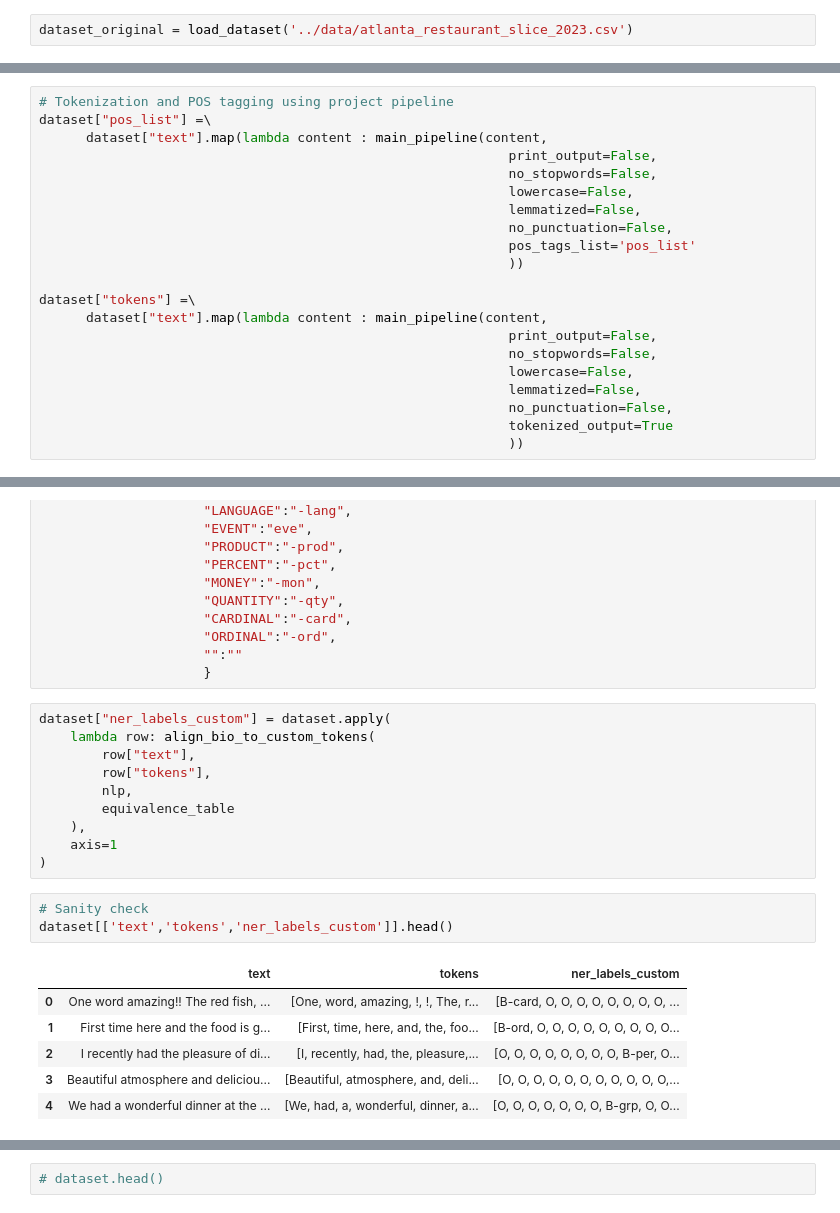
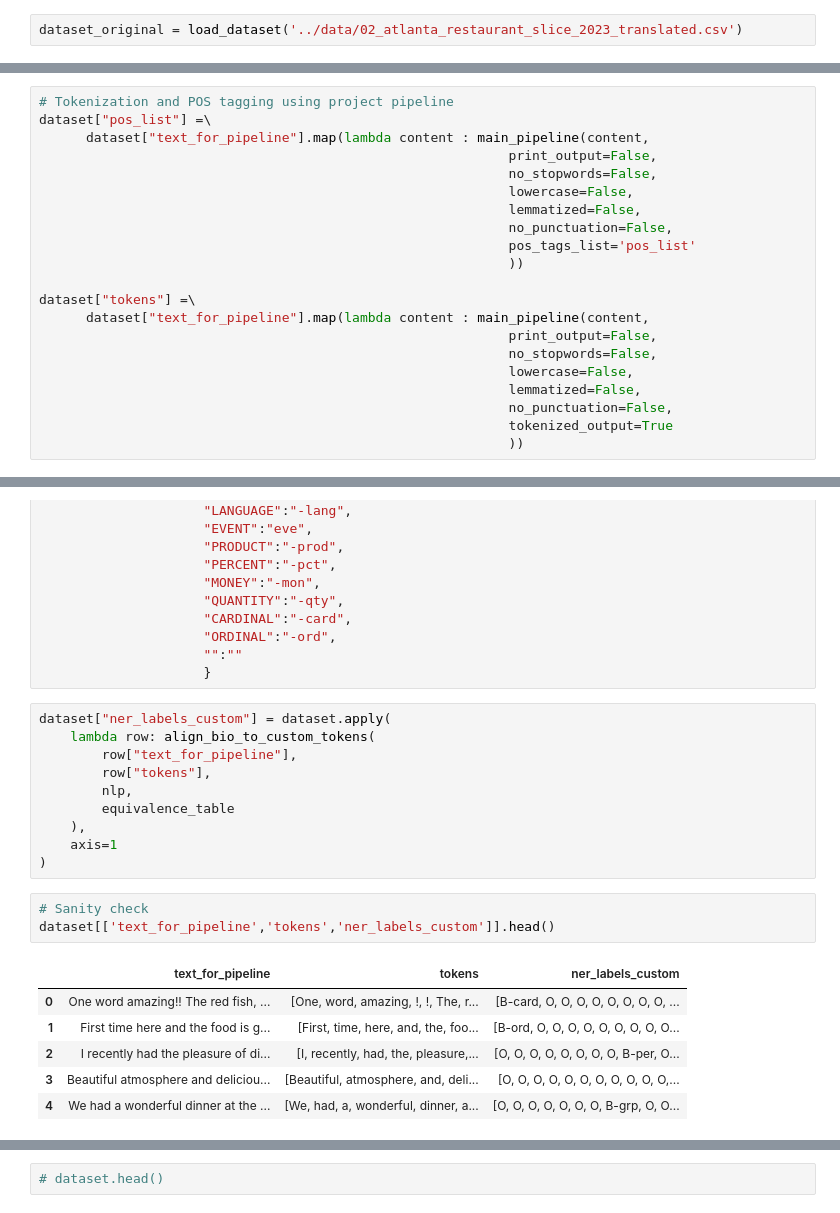
Before and after one commit to beatrizmarques2005/text_mining_in_reviews, a Jupyter notebook: notebooks/05_named_entity_recognition.ipynb, the cells around one changed output, grey strips where cells are left out. Cells and saved outputs as stored; diff of their text form.

```diff
--- a/notebooks/05_named_entity_recognition.ipynb
+++ b/notebooks/05_named_entity_recognition.ipynb
@@ -74,7 +71,7 @@ from general_preprocessing import *
 
 [Back to TOC](#toc)
 # %%
-dataset_original = load_dataset('../data/atlanta_restaurant_slice_2023.csv')
+dataset_original = load_dataset('../data/02_atlanta_restaurant_slice_2023_translated.csv')
 # %%
 dataset_original.head()
 # %% [output]
@@ -124,7 +124,7 @@ dataset = dataset_original.copy()
 # %%
 # Tokenization and POS tagging using project pipeline
 dataset["pos_list"] =\
-      dataset["text"].map(lambda content : main_pipeline(content,
+      dataset["text_for_pipeline"].map(lambda content : main_pipeline(content,
                                                             print_output=False,
                                                             no_stopwords=False,
                                                             lowercase=False,
@@ -134,7 +134,7 @@ dataset["pos_list"] =\
                                                             ))
 
 dataset["tokens"] =\
-      dataset["text"].map(lambda content : main_pipeline(content,
+      dataset["text_for_pipeline"].map(lambda content : main_pipeline(content,
                                                             print_output=False,
                                                             no_stopwords=False,
                                                             lowercase=False,
@@ -190,7 +190,7 @@ equivalence_table = {"PERSON":"-per",
 # %%
 dataset["ner_labels_custom"] = dataset.apply(
     lambda row: align_bio_to_custom_tokens(
-        row["text"],
+        row["text_for_pipeline"],
         row["tokens"],
         nlp,
         equivalence_table
@@ -199,9 +199,9 @@ dataset["ner_labels_custom"] = dataset.apply(
 )
 # %%
 # Sanity check
-dataset[['text','tokens','ner_labels_custom']].head()
+dataset[['text_for_pipeline','tokens','ner_labels_custom']].head()
 # %% [output]
-|  | text | tokens | ner_labels_custom |
+|  | text_for_pipeline | tokens | ner_labels_custom |
 | 0 | One word amazing!! The red fish, ... | [One, word, amazing, !, !, The, r... | [B-card, O, O, O, O, O, O, O, O, ... |
 | 1 | First time here and the food is g... | [First, time, here, and, the, foo... | [B-ord, O, O, O, O, O, O, O, O, O... |
 | 2 | I recently had the pleasure of di... | [I, recently, had, the, pleasure,... | [O, O, O, O, O, O, O, O, B-per, O... |
```
Also changed, not shown: parts of 15 cells of this notebook, 2 other files.
